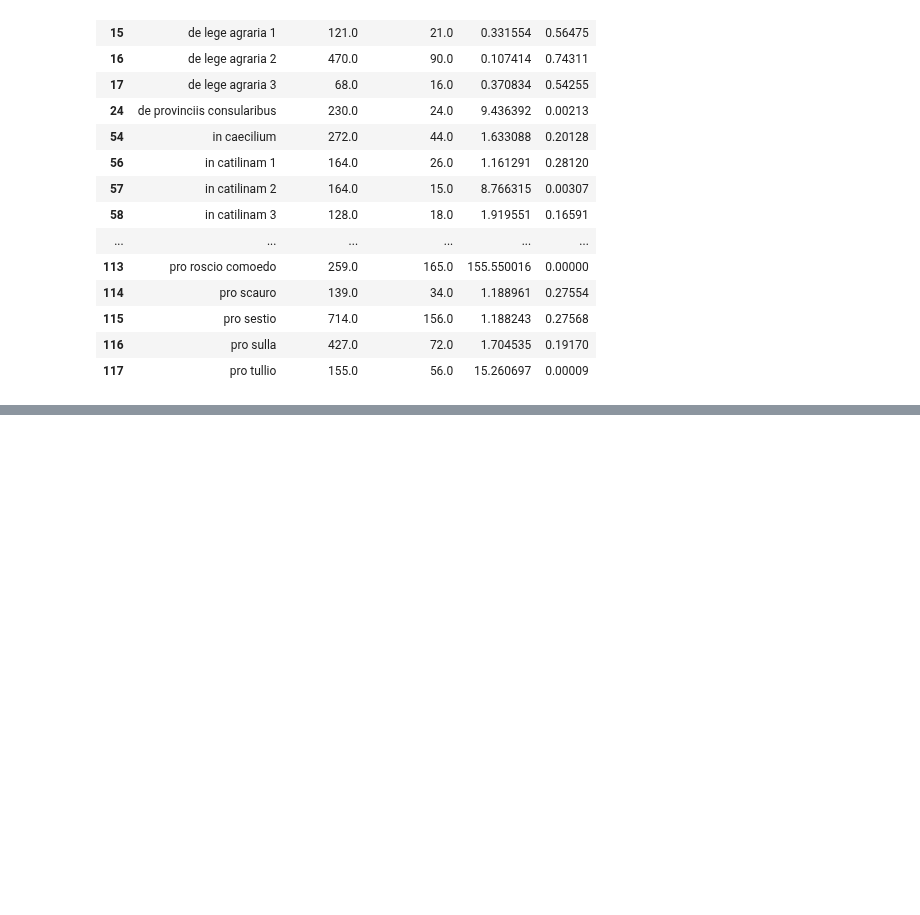
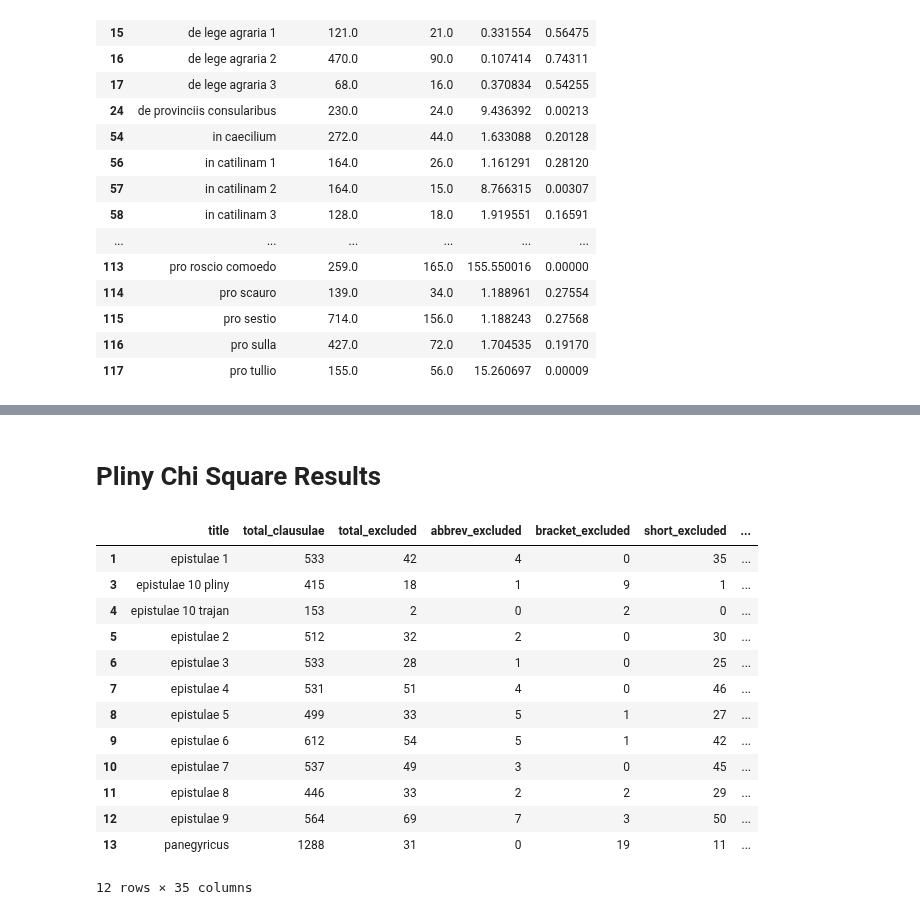
Before and after one commit to TylerKirby/latin-prose-rhythm, a Jupyter notebook: notebooks/chi_square_contingency_test.ipynb, the cells around one changed output, grey strips where cells are left out. Drawn from its saved outputs; the diff is of its cells as text; code cells hidden in the pictures; blank space fills up the shorter version.

```diff
--- a/notebooks/chi_square_contingency_test.ipynb
+++ b/notebooks/chi_square_contingency_test.ipynb
@@ -192,0 +208,22 @@ len(artistic_rhythms)
+# %% [markdown]
+# Pliny Chi Square Results
+# %%
+pliny_df = pd.read_csv('../data/younger_pliny_df.csv')
+exclude = ['epistulae', 'versus', 'epistulae 10']
+pliny_df = pliny_df.loc[~pliny_df['title'].isin(exclude)]
+pliny_df
+# %% [output]
+|  | title | total_clausulae | total_excluded | abbrev_excluded | bracket_excluded | short_excluded | ... |
+| 1 | epistulae 1 | 533 | 42 | 4 | 0 | 35 | ... |
+| 3 | epistulae 10 pliny | 415 | 18 | 1 | 9 | 1 | ... |
+| 4 | epistulae 10 trajan | 153 | 2 | 0 | 2 | 0 | ... |
+| 5 | epistulae 2 | 512 | 32 | 2 | 0 | 30 | ... |
+| 6 | epistulae 3 | 533 | 28 | 1 | 0 | 25 | ... |
+| 7 | epistulae 4 | 531 | 51 | 4 | 0 | 46 | ... |
+| 8 | epistulae 5 | 499 | 33 | 5 | 1 | 27 | ... |
+| 9 | epistulae 6 | 612 | 54 | 5 | 1 | 42 | ... |
+| 10 | epistulae 7 | 537 | 49 | 3 | 0 | 45 | ... |
+| 11 | epistulae 8 | 446 | 33 | 2 | 2 | 29 | ... |
+| 12 | epistulae 9 | 564 | 69 | 7 | 3 | 50 | ... |
+| 13 | panegyricus | 1288 | 31 | 0 | 19 | 11 | ... |
+12 rows × 35 columns
```
Also changed, not shown: parts of 24 cells of this notebook.
